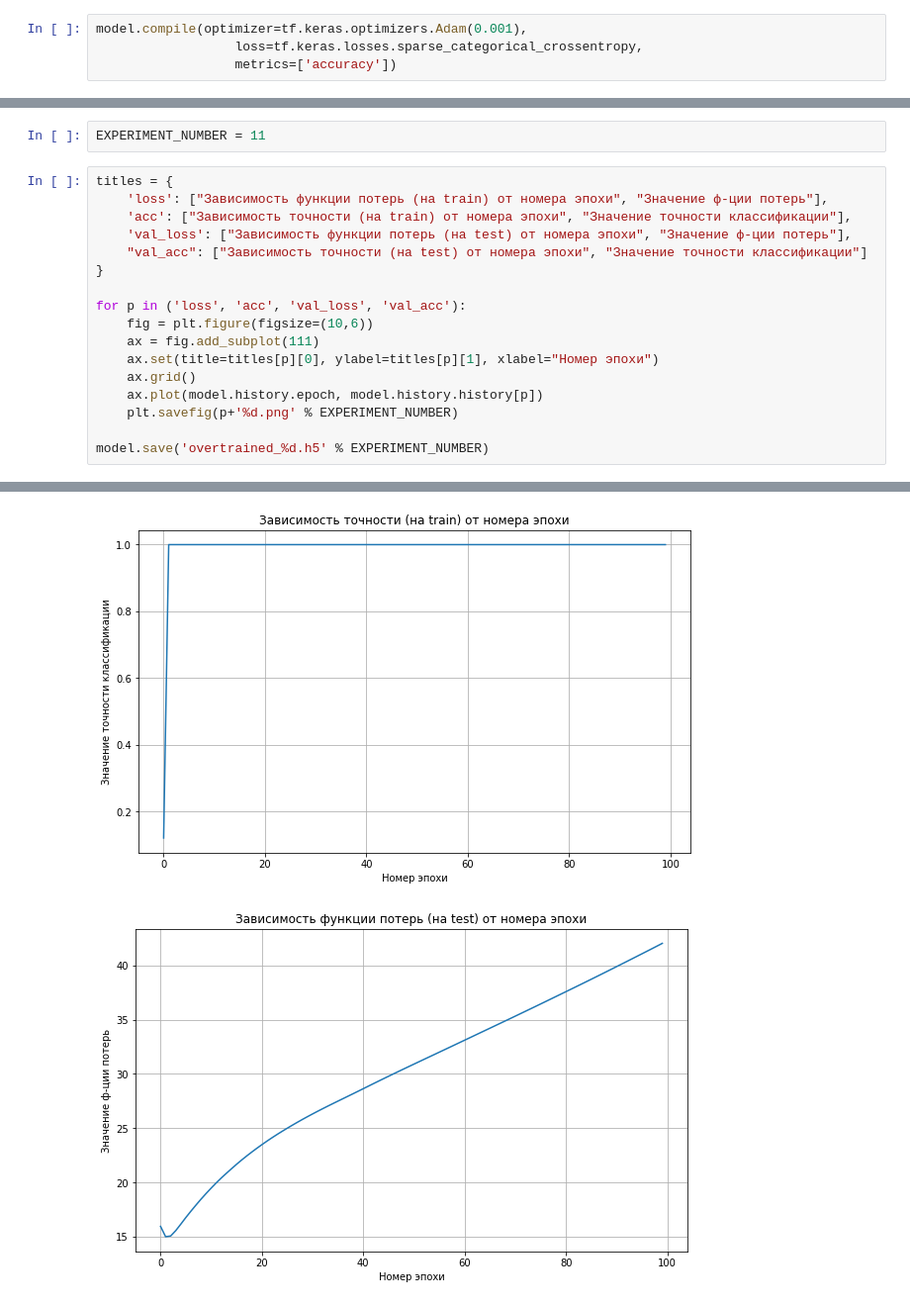
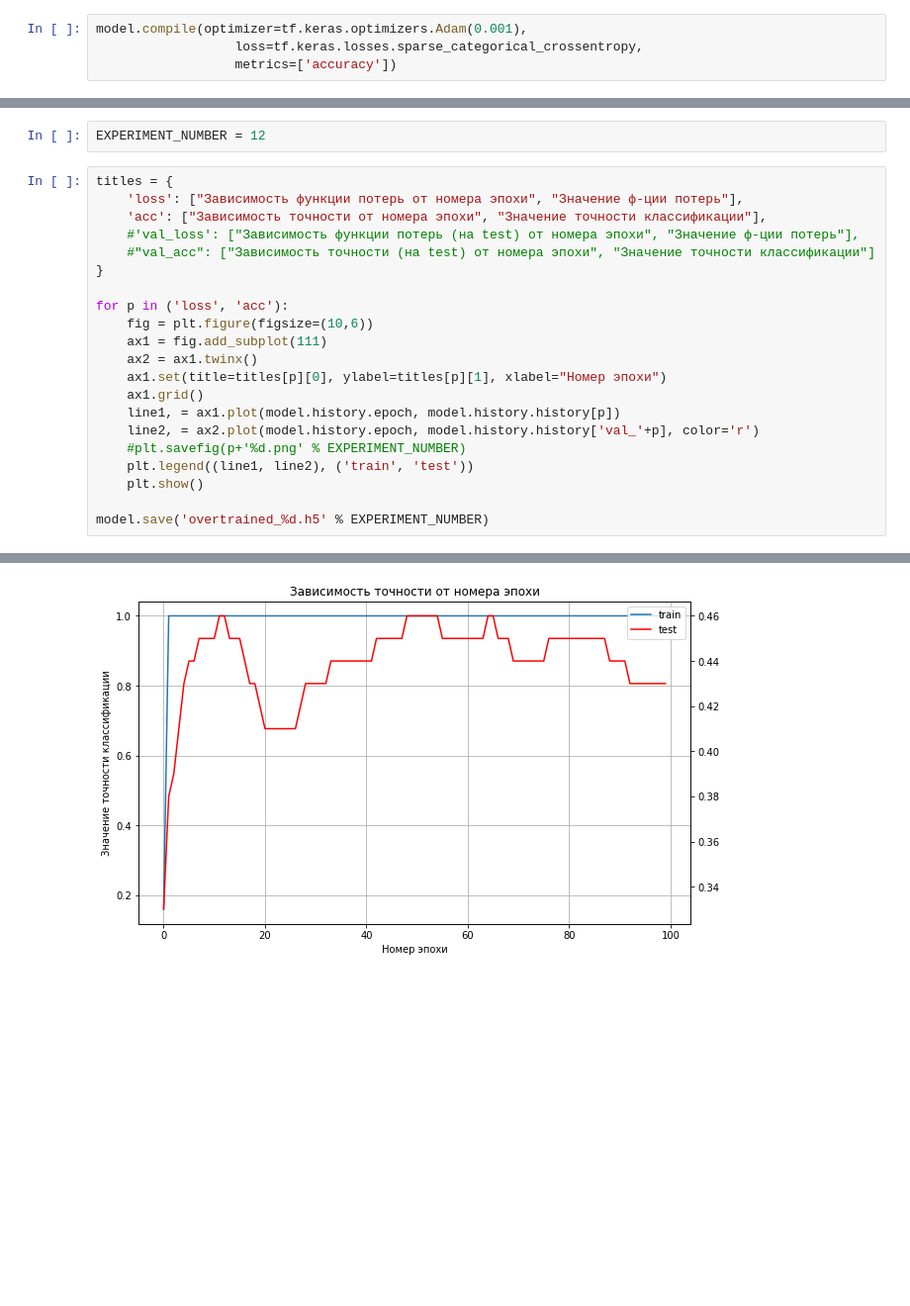
Before and after one commit to andtun/neuro, a Jupyter notebook: Stats.ipynb, the cells around one changed output, grey strips where cells are left out. Shown at 99% size. Cells and saved outputs as stored; diff of their text form; blank space fills up the shorter version.

```diff
--- a/Stats.ipynb
+++ b/Stats.ipynb
@@ -50,21 +50,25 @@ Epoch 100/100
 <tensorflow.python.keras.callbacks.History at 0x...>
 # %%
-EXPERIMENT_NUMBER = 11
+EXPERIMENT_NUMBER = 12
 # %%
 titles = {
-    'loss': ["Зависимость функции потерь (на train) от номера эпохи", "Значение ф-ции потерь"],
-    'acc': ["Зависимость точности (на train) от номера эпохи", "Значение точности классификации"],
-    'val_loss': ["Зависимость функции потерь (на test) от номера эпохи", "Значение ф-ции потерь"],
-    "val_acc": ["Зависимость точности (на test) от номера эпохи", "Значение точности классификации"]
+    'loss': ["Зависимость функции потерь от номера эпохи", "Значение ф-ции потерь"],
+    'acc': ["Зависимость точности от номера эпохи", "Значение точности классификации"],
+    #'val_loss': ["Зависимость функции потерь (на test) от номера эпохи", "Значение ф-ции потерь"],
+    #"val_acc": ["Зависимость точности (на test) от номера эпохи", "Значение точности классификации"]
 }
 
-for p in ('loss', 'acc', 'val_loss', 'val_acc'):
+for p in ('loss', 'acc'):
     fig = plt.figure(figsize=(10,6))
-    ax = fig.add_subplot(111)
-    ax.set(title=titles[p][0], ylabel=titles[p][1], xlabel="Номер эпохи")
-    ax.grid()
-    ax.plot(model.history.epoch, model.history.history[p])
-    plt.savefig(p+'%d.png' % EXPERIMENT_NUMBER)
+    ax1 = fig.add_subplot(111)
+    ax2 = ax1.twinx()
+    ax1.set(title=titles[p][0], ylabel=titles[p][1], xlabel="Номер эпохи")
+    ax1.grid()
+    line1, = ax1.plot(model.history.epoch, model.history.history[p])
+    line2, = ax2.plot(model.history.epoch, model.history.history['val_'+p], color='r')
+    #plt.savefig(p+'%d.png' % EXPERIMENT_NUMBER)
+    plt.legend((line1, line2), ('train', 'test'))
+    plt.show()
 
 model.save('overtrained_%d.h5' % EXPERIMENT_NUMBER)
 # %% [output]
@@ -72,2 +76 @@ model.save('overtrained_%d.h5' % EXPERIMENT_NUMBER)
-[figure, old version]
+[figure, new version]
-[figure, removed]
```
Also changed, not shown: parts of 3 cells of this notebook, 24 other files.
